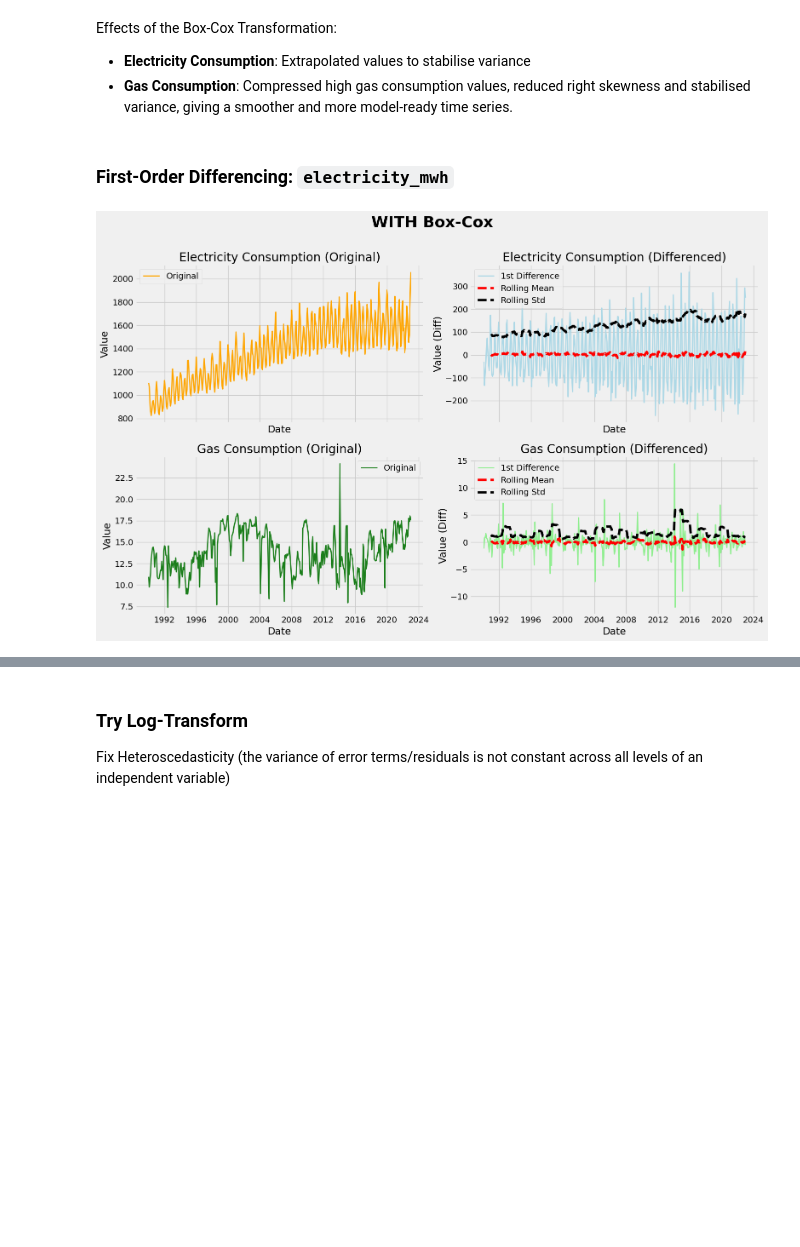
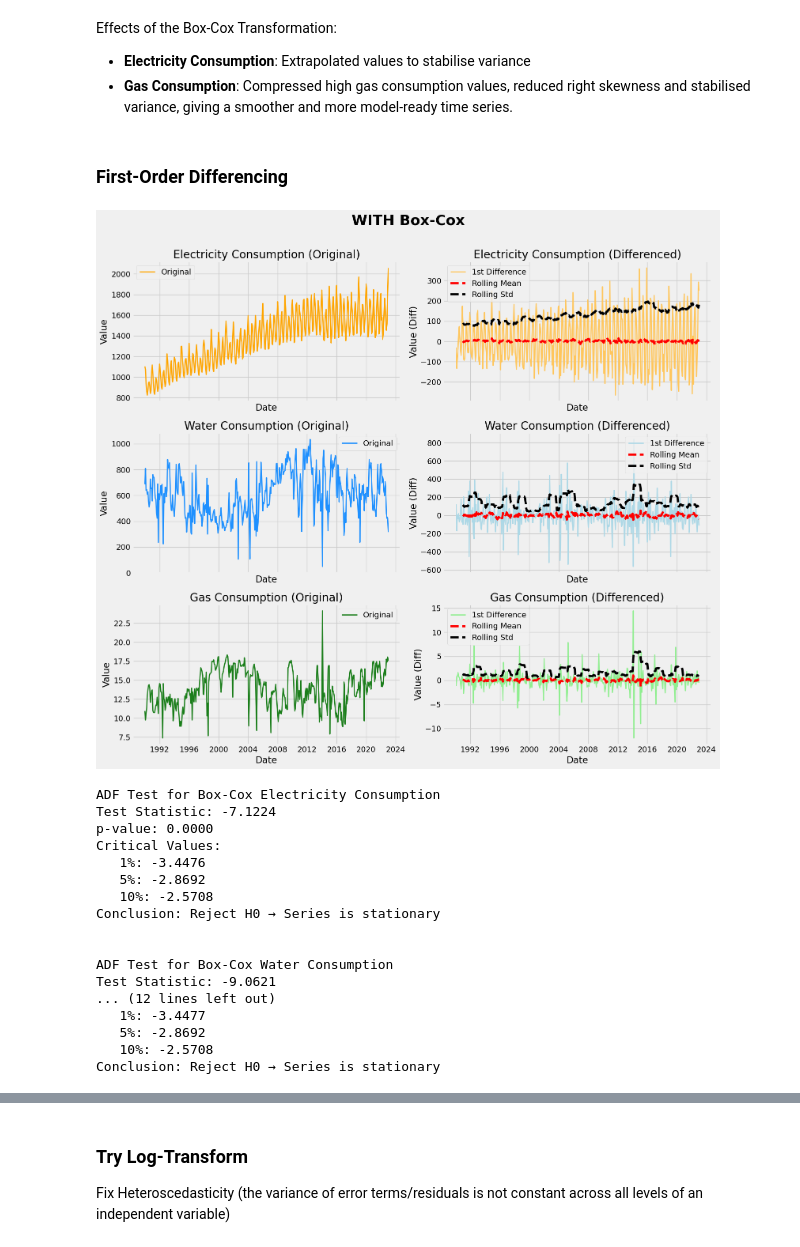
Before and after one commit to lokejer/AIML-clustering-timeseries, a Jupyter notebook: p2510707_CA2_PartB_JeromeLoke.ipynb, the cells around one changed output, grey strips where cells are left out. Saved outputs shown, nothing was run; the diff lists cells and outputs as text; code cells hidden in the pictures; blank space fills up the shorter version.

```diff
--- a/p2510707_CA2_PartB_JeromeLoke.ipynb
+++ b/p2510707_CA2_PartB_JeromeLoke.ipynb
@@ -421,7 +504,7 @@ Effects of the Box-Cox Transformation:
 - **Electricity Consumption**: Extrapolated values to stabilise variance
 - **Gas Consumption**: Compressed high gas consumption values, reduced right skewness and stabilised variance, giving a smoother and more model-ready time series.
 # %% [markdown]
-### First-Order Differencing: `electricity_mwh`
+### First-Order Differencing
 # %%
 def plot_series(
   series,
@@ -460,9 +543,10 @@ def plot_series(
 # %%
 # first-order differencing after Box–Cox
 df['electricity_bc_diff1'] = df['electricity_mwh_bc'].diff()
+df['water_bc_diff1'] = df['water_tons_bc'].diff()
 df['gas_bc_diff1'] = df['gas_tons_bc'].diff()
 
-fig, ax = plt.subplots(2, 2, figsize=(16, 10), sharex=True)
+fig, ax = plt.subplots(3, 2, figsize=(16, 14), sharex=True)
 
 # 1. Electricity
 plot_series(
@@ -472,34 +556,72 @@ plot_series(
   color=cons_pal["electricity_mwh"]
 )
 
 plot_series(
   df['electricity_bc_diff1'],
   title='Electricity Consumption (Differenced)',
   ax=ax[0, 1],
   rolling_window=rolling_window,
   diff=True,
+  color="#FFC65C"
+)
+
+# 2. Water
+plot_series(
+  df['water_tons_bc'],
+  title='Water Consumption (Original)',
+  ax=ax[1, 0],
+  color=cons_pal["water_tons"]
+)
+
+plot_series(
+  df['water_bc_diff1'],
+  title='Water Consumption (Differenced)',
+  ax=ax[1, 1],
+  rolling_window=rolling_window,
+  diff=True,
   color='lightblue'
 )
 
-# 2. Gas
+# 3. Gas
 plot_series(
   df['gas_tons_bc'],
   title='Gas Consumption (Original)',
-  ax=ax[1, 0],
+  ax=ax[2, 0],
   color=cons_pal["gas_tons"]
 )
 
 plot_series(
   df['gas_bc_diff1'],
   title='Gas Consumption (Differenced)',
-  ax=ax[1, 1],
+  ax=ax[2, 1],
   rolling_window=rolling_window,
   diff=True,
   color='lightgreen'
 )
 
 plt.suptitle("WITH Box-Cox", fontsize=26, fontweight="bold", y=1.01)
 plt.tight_layout()
 plt.show()
+
+adf_test(df["electricity_bc_diff1"], "Box-Cox Electricity Consumption")
+adf_test(df["water_bc_diff1"], "Box-Cox Water Consumption")
+adf_test(df["gas_bc_diff1"], "Box-Cox Gas Consumption")
 # %% [output]
-[figure, old version]
+[figure, new version]
+ADF Test for Box-Cox Electricity Consumption
+Test Statistic: -7.1224
+p-value: 0.0000
+Critical Values:
+   1%: -3.4476
+   5%: -2.8692
+   10%: -2.5708
+Conclusion: Reject H0 → Series is stationary
+
+
+ADF Test for Box-Cox Water Consumption
+Test Statistic: -9.0621
+... (12 lines left out)
+   1%: -3.4477
+   5%: -2.8692
+   10%: -2.5708
+Conclusion: Reject H0 → Series is stationary
```
Also changed, not shown: parts of 61 cells of this notebook.
